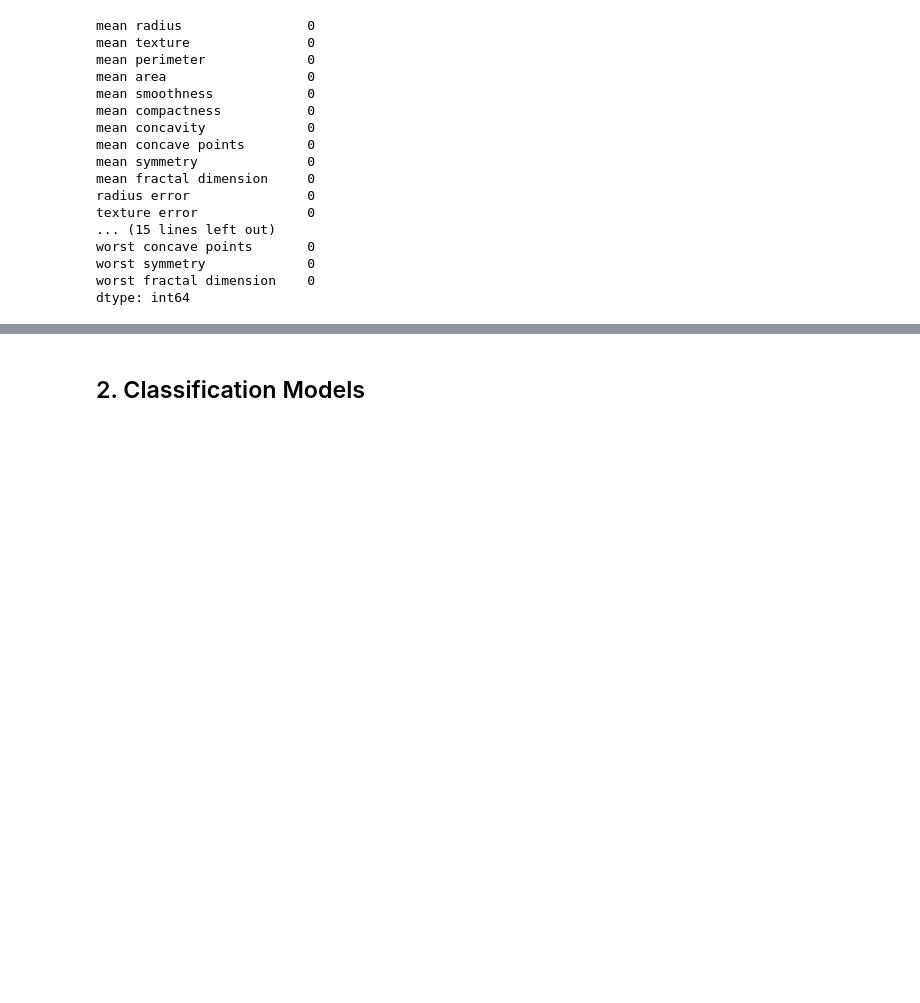
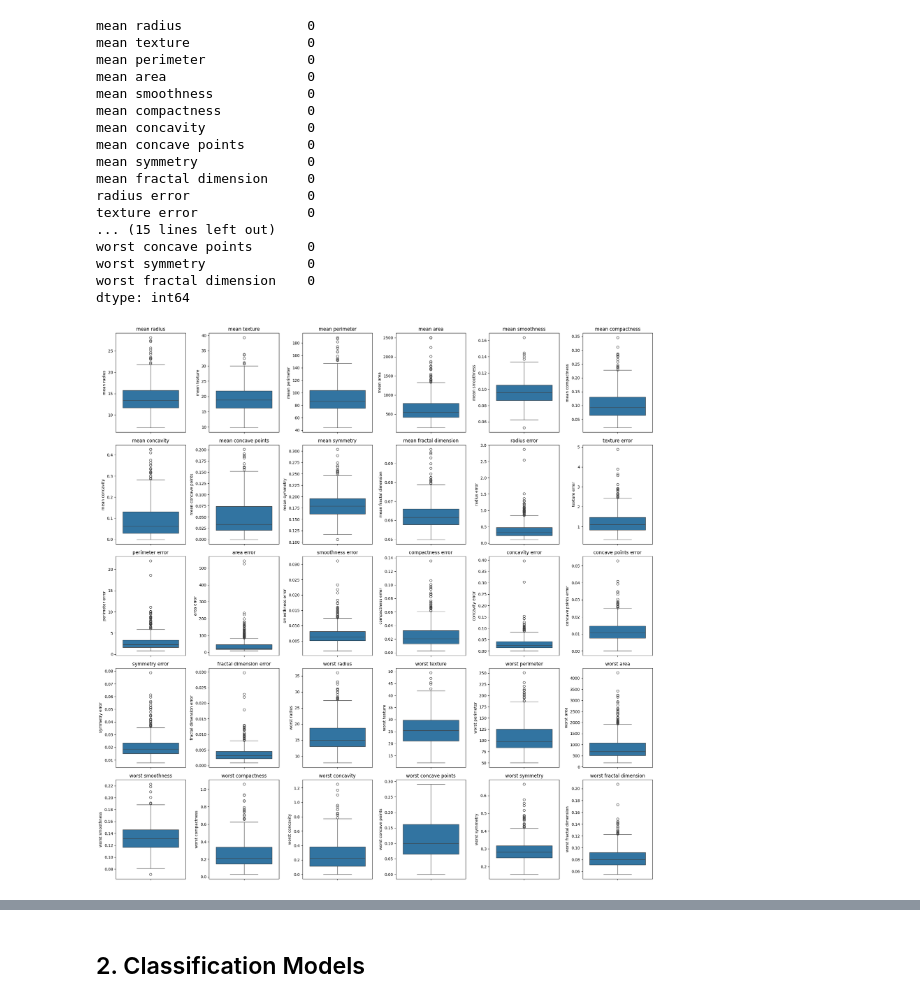
Before and after one commit to Mohammed-Abed-Alkareem/ML-Algorithms-Evaluation, a Jupyter notebook: AssignmentFiles/assignment.ipynb, the cells around one changed output, grey strips where cells are left out. Cells and saved outputs as stored; diff of their text form; code cells hidden in the pictures; blank space fills up the shorter version.

```diff
--- a/AssignmentFiles/assignment.ipynb
+++ b/AssignmentFiles/assignment.ipynb
@@ -142,3 +142,15 @@ worst concave points       0
 worst symmetry             0
 worst fractal dimension    0
 dtype: int64
+# %%
+#draw boxplot for each feature a grid of 5x6
+plt.figure(figsize=(20,20))
+for i, feature in enumerate(cancer_features.columns):
+    plt.subplot(5,6,i+1)
+    sns.boxplot(y=cancer_features[feature])
+    plt.title(feature)
+    # add more space between the plots
+    plt.tight_layout()
+plt.show()
+# %% [output]
+[figure, added]
```
Also changed, not shown: parts of 1 cell of this notebook.
